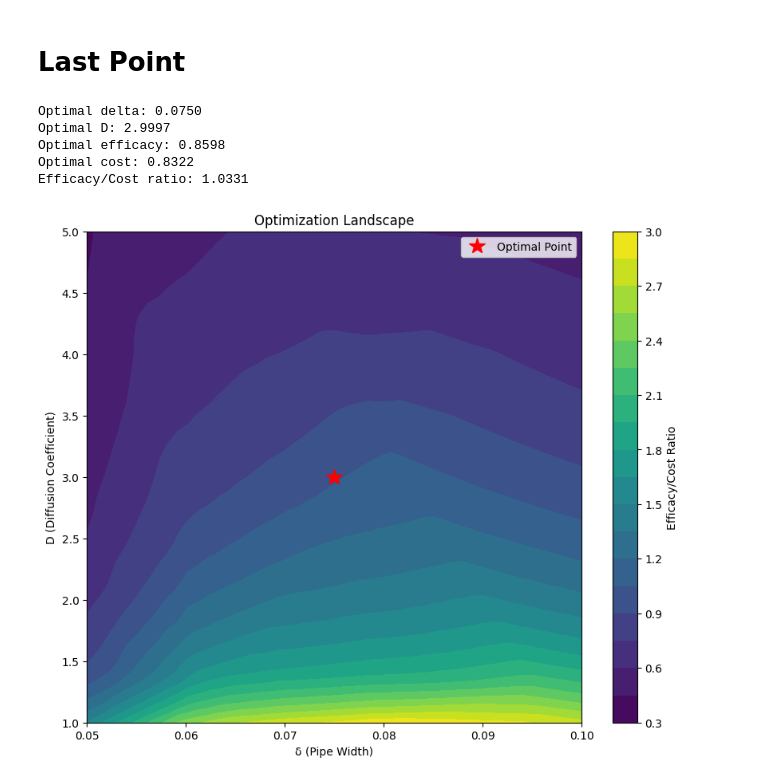
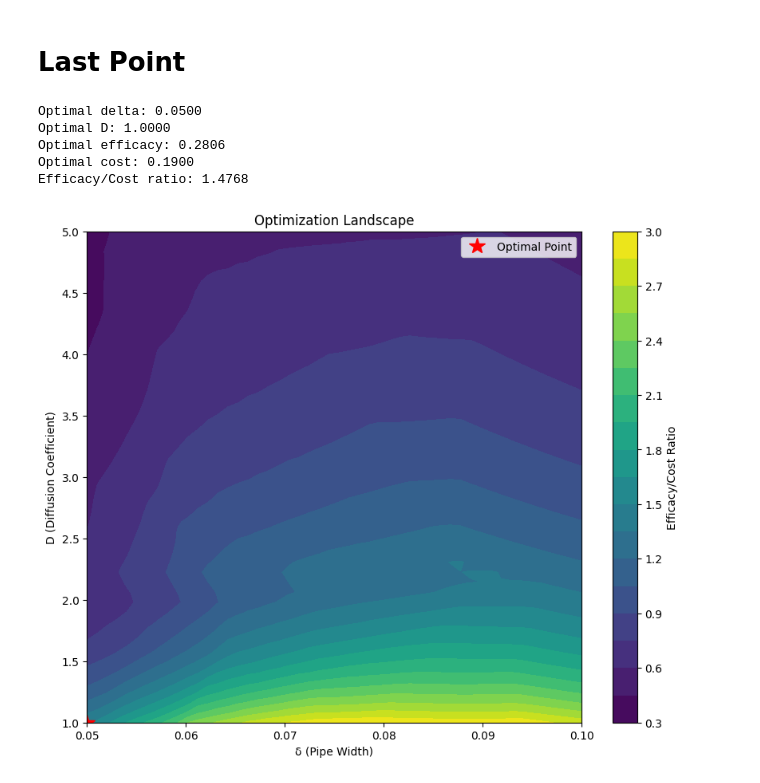
Before and after one commit to LuigiPagani/DL-ROM-for-Navier-Stokes, a Jupyter notebook: POD_NN.ipynb, the cells around one changed output. Saved outputs shown, nothing was run; the diff lists cells and outputs as text; code cells hidden in the pictures.

```diff
--- a/POD_NN.ipynb
+++ b/POD_NN.ipynb
@@ -674,14 +706,14 @@ def efficacy(delta, D, d, model, V):
     t = np.linspace(0, 5, 101)  # Assuming 101 time steps as in the original code
     mut = np.column_stack([np.tile(mu, (101, 1)), t])
     mut_tensor = dv.tensor(mut)
-    u_rom = model(mut_tensor).cpu().numpy() @ V.T
+    u_rom = model(mut_tensor) @ V.T
 
     # Get the final time step
     u_final = u_rom[-1]
 
     # Calculate the proportion of bulk area where u < 0.2
     bulk_area = (1 - 2*delta)**2
-    cool_area = np.sum(u_final < 0.2) / u_final.shape[0] * bulk_area
+    cool_area = (u_final < 0.2).sum().item()/ u_final.shape[0] * bulk_area
 
     return cool_area / bulk_area
 
@@ -716,36 +748,36 @@ print(f"Optimal D: {D_star:.4f}")
 
 # Evaluate the optimal design
 d = 0.04
 optimal_efficacy = efficacy(delta_star, D_star, d, model, V)
 optimal_cost = cost(delta_star, D_star)
 
 print(f"Optimal efficacy: {optimal_efficacy:.4f}")
 print(f"Optimal cost: {optimal_cost:.4f}")
 print(f"Efficacy/Cost ratio: {optimal_efficacy/optimal_cost:.4f}")
 
 # Visualize the optimization landscape
 delta_range = np.linspace(0.05, 0.1, 50)
 D_range = np.linspace(1, 5, 50)
 Delta, D = np.meshgrid(delta_range, D_range)
 
 Z = np.zeros_like(Delta)
 for i in range(Delta.shape[0]):
     for j in range(Delta.shape[1]):
         Z[i, j] = -objective([Delta[i, j], D[i, j]], model, V)
 
 plt.figure(figsize=(10, 8))
 plt.contourf(Delta, D, Z, levels=20, cmap='viridis')
 plt.colorbar(label='Efficacy/Cost Ratio')
 plt.xlabel('δ (Pipe Width)')
 plt.ylabel('D (Diffusion Coefficient)')
 plt.title('Optimization Landscape')
 plt.plot(delta_star, D_star, 'r*', markersize=15, label='Optimal Point')
 plt.legend()
 plt.show()
 # %% [output]
-Optimal delta: 0.0750
-Optimal D: 2.9997
-Optimal efficacy: 0.8598
-Optimal cost: 0.8322
-Efficacy/Cost ratio: 1.0331
+Optimal delta: 0.0500
+Optimal D: 1.0000
+Optimal efficacy: 0.2806
+Optimal cost: 0.1900
+Efficacy/Cost ratio: 1.4768
-[figure, old version]
+[figure, new version]
```
Also changed, not shown: parts of 12 cells of this notebook.
